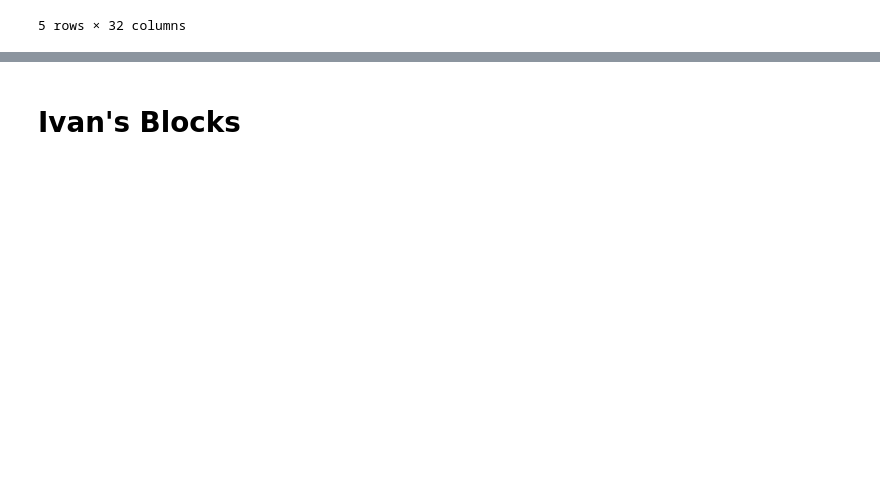
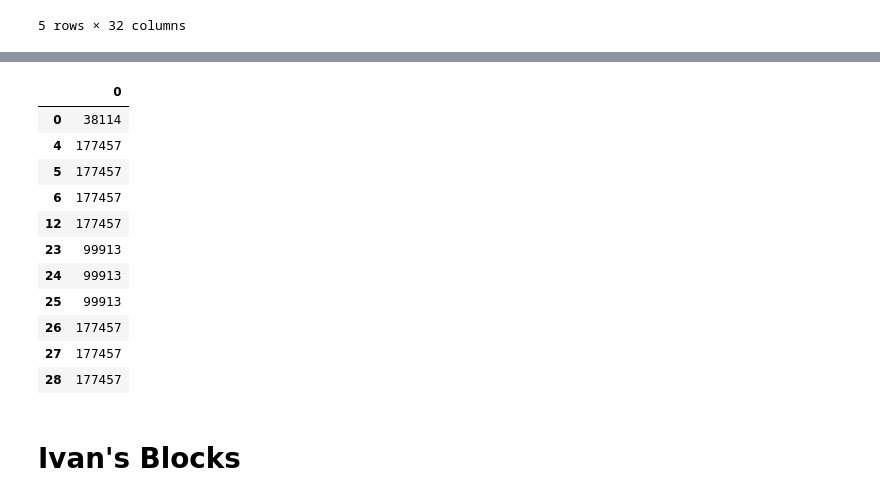
Before and after one commit to rastamoket/ML_project1, a Jupyter notebook: Notebook/Project1.ipynb, the cells around one changed output, grey strips where cells are left out. Cells and saved outputs as stored; diff of their text form; code cells hidden in the pictures; blank space fills up the shorter version.

```diff
--- a/Notebook/Project1.ipynb
+++ b/Notebook/Project1.ipynb
@@ -329,3 +370,19 @@ display(testData.head(5))
+# %%
+df = pd.DataFrame(NCValues, index = NCFeatures)
+display(df)
+# %% [output]
+|  | 0 |
+| 0 | 38114 |
+| 4 | 177457 |
+| 5 | 177457 |
+| 6 | 177457 |
+| 12 | 177457 |
+| 23 | 99913 |
+| 24 | 99913 |
+| 25 | 99913 |
+| 26 | 177457 |
+| 27 | 177457 |
+| 28 | 177457 |
 # %% [markdown]
 # Ivan's Blocks
 # %%
```
Also changed, not shown: parts of 4 cells of this notebook.
